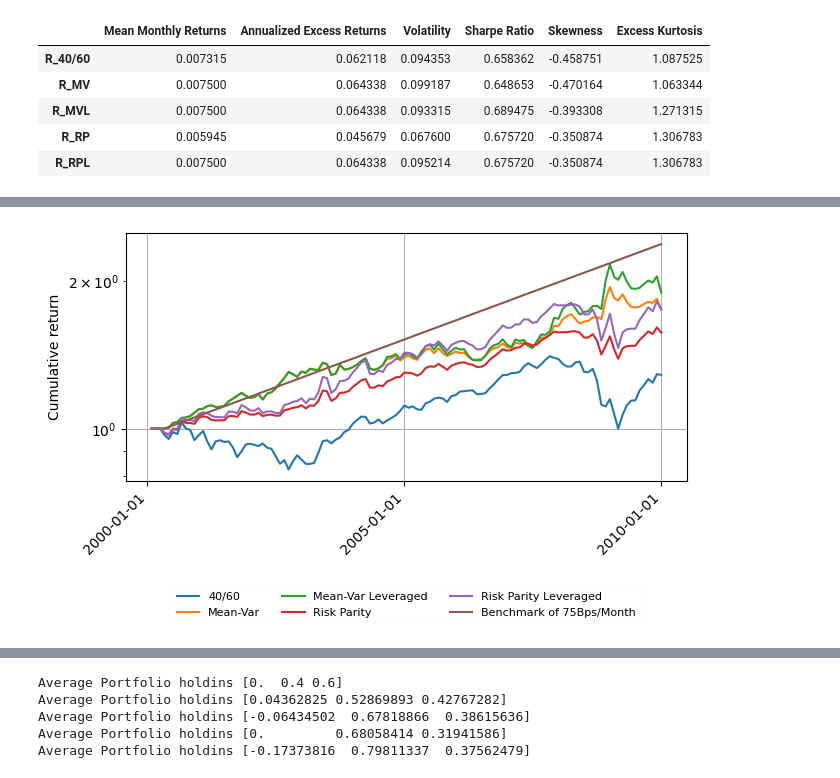
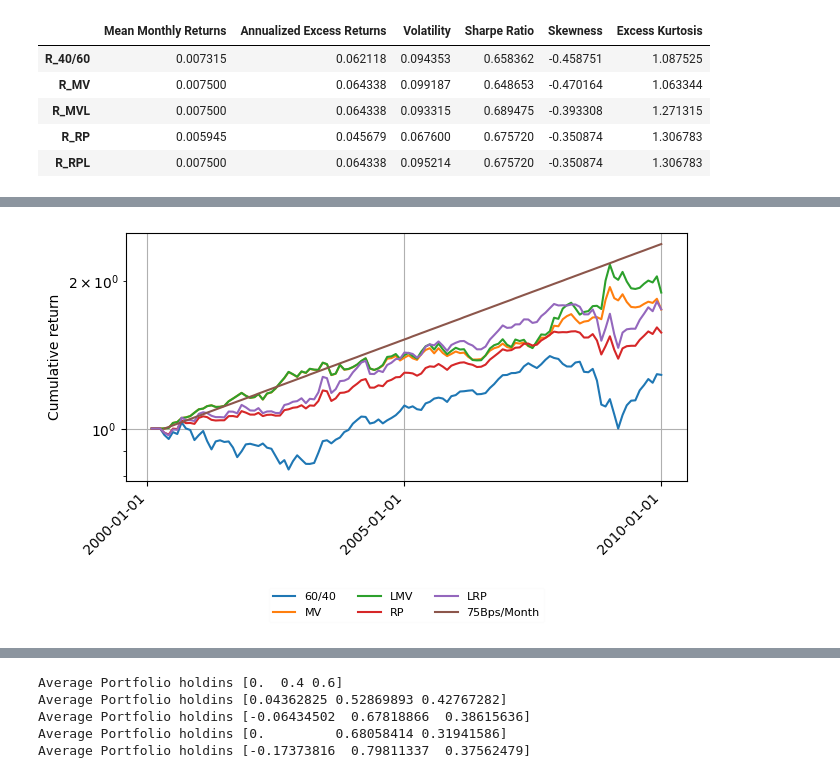
Before and after one commit to andreas-eklundh/Asset_allocation, a Jupyter notebook: Task_1.ipynb, the cells around one changed output, grey strips where cells are left out. Drawn from its saved outputs; the diff is of its cells as text; code cells hidden in the pictures.

```diff
--- a/Task_1.ipynb
+++ b/Task_1.ipynb
@@ -430,37 +454,37 @@ plt.show()
 # %%
 data1 = data.copy()
 # Now perform the comparison
 data1 = data1[(pd.Timestamp('2010-01-31') > pd.to_datetime(data1["Date"])) & (pd.Timestamp('2000-01-31') <= pd.to_datetime(data1["Date"]))]
 data1 = data1.reset_index().drop(columns = "index")
 
 test3, weights3 ,empt1, empt= bt.backtest_k(ind=data1, mu_target=mu_target,m=initial_fits,l=l_fits,K=K_fits) # 36 trailing month window
 time = pd.date_range(test3["Date"][0],test3["Date"][len(test3["Date"]) -1 ], freq = 'ME')
 
 fig, ax = plt.subplots(layout='constrained')
-ax.plot(time,test3["R_40/60"], label="40/60")
-ax.plot(time,test3["R_MV"], label="Mean-Var")
-ax.plot(time,test3["R_MVL"], label="Mean-Var Leveraged")
-ax.plot(time,test3["R_RP"], label="Risk Parity")
-ax.plot(time,test3["R_RPL"], label="Risk Parity Leveraged")
+ax.plot(time,test3["R_40/60"], label="60/40")
+ax.plot(time,test3["R_MV"], label="MV")
+ax.plot(time,test3["R_MVL"], label="LMV")
+ax.plot(time,test3["R_RP"], label="RP")
+ax.plot(time,test3["R_RPL"], label="LRP")
 ax.plot(time[initial_fits:], [(mu_target+1)**t for t in range(0,len(time)-initial_fits)],
-         label = "Benchmark of 75Bps/Month")
+         label = "75Bps/Month")
 
 ax.xaxis.set_major_locator(mdates.YearLocator(5))  # Set a tick at the start of every year
 ax.xaxis.set_major_formatter(mdates.DateFormatter('%Y-%m-%d'))
 
 plt.legend(framealpha=0.05,loc='center', bbox_to_anchor=(0.5, -0.5), ncol=3,prop={'size': 8})
 plt.tight_layout()
 
 plt.grid()
 plt.xticks(rotation=45, ha='right')
 plt.yscale('log')
 plt.ylabel("Cumulative return")
 #plt.title("Entire Period: 2000-2010")
 plt.savefig("Figures/BT_actual_2000_2010",bbox_inches='tight')
 
 plt.show()
 # %% [output]
-[figure, old version]
+[figure, new version]
 # %%
 # Check some of the weights on average.
 for j in range(0,5):
```
Also changed, not shown: parts of 13 cells of this notebook, 6 other files.
